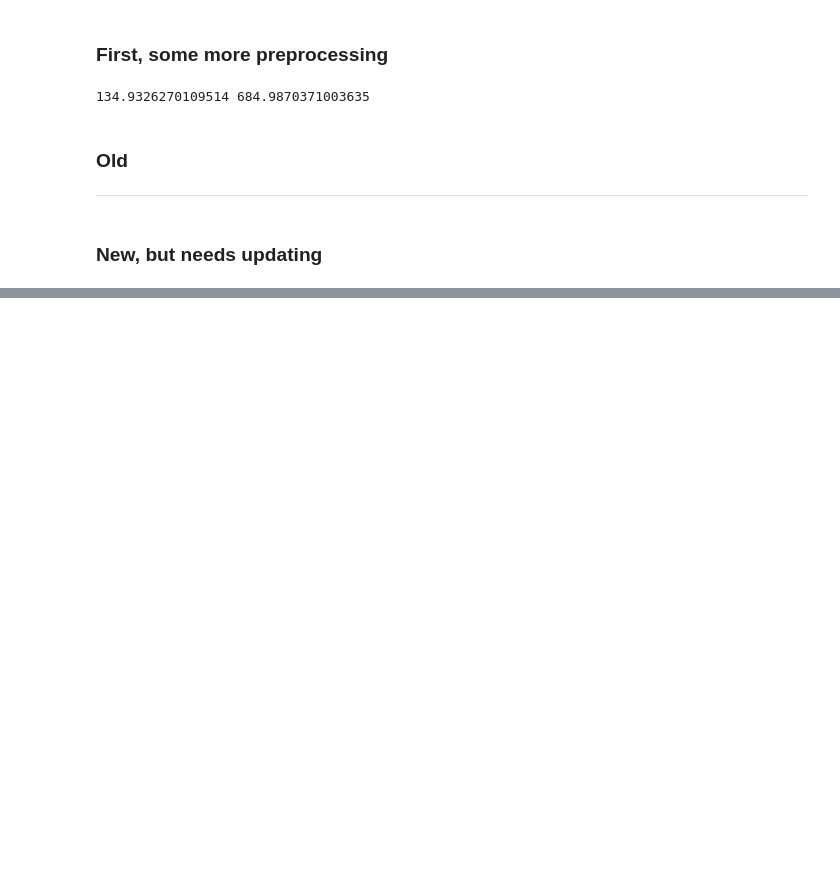
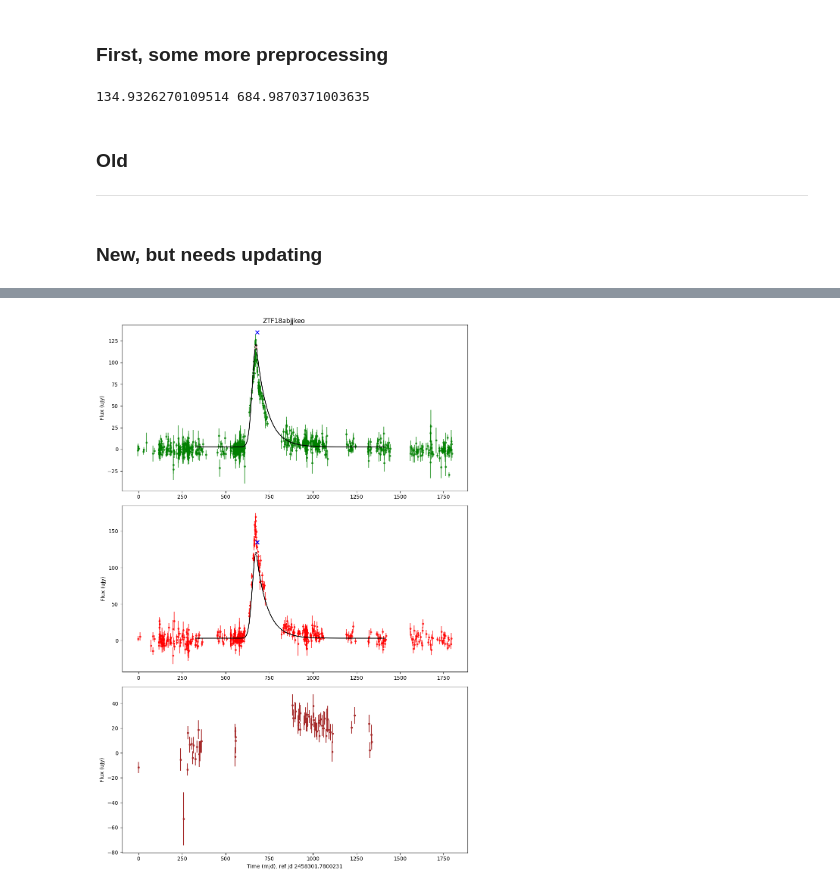
Before and after one commit to TimvdVuurst/FRP_TimvdVuurst, a Jupyter notebook: forced_photometry_2.ipynb, the cells around one changed output, grey strips where cells are left out. Cells and saved outputs as stored; diff of their text form; code cells hidden in the pictures; blank space fills up the shorter version.

```diff
--- a/forced_photometry_2.ipynb
+++ b/forced_photometry_2.ipynb
@@ -311,0 +295,34 @@ info_dict['nfev']
+# %%
+fig,(ax1,ax2,ax3) = plt.subplots(nrows=3,sharex=True,figsize=(10,15))
+#dit werkt nog niet omdat we niet een goeie unclean data hebben opgeslagen
+# greenmask_full = unclean_data_full['filter'] == 'ZTF_g'
+# unclean_flux,unclean_err = fp.flux_jy()
+# ax1.errorbar(unclean_data_full['jd'][greenmask_full],unclean_data_full['forcediffimflux'][greenmask_full],testdata_full['flux_unc'][greenmask_full],fmt='.',c='gray',label='unclean',zorder=-1,alpha=0.2)
+ax1.xaxis.set_tick_params(which='both', labelbottom=True)
+ax2.xaxis.set_tick_params(which='both', labelbottom=True)
+
+ax1.errorbar(time[greenmask],flux[greenmask],err[greenmask],fmt='.',c='green',label='ZTF_g data',zorder=-1,alpha=0.7)
+ax2.errorbar(time[~greenmask],flux[~greenmask],err[~greenmask],fmt='.',c='red',label='ZTF_r data',zorder=-1,alpha=0.7)
+# plt.scatter(time,flux,s=5,c='black',label='Data')
+ax1.scatter(time[peak_ind],flux[peak_ind],s=50,marker='x',c='blue',zorder=10,label=r'Least $\chi^2$')
+ax2.scatter(time[peak_ind],flux[peak_ind],s=50,marker='x',c='blue',zorder=10,label=r'Least $\chi^2$')
+ax1.scatter(popt[1],10**popt[0],s=50,marker='x',c='pink',zorder=10,label=r'Fitted peak',alpha=0.9)
+ax2.scatter(popt[1],10**popt[0],s=50,marker='x',c='pink',zorder=10,label=r'Fitted peak',alpha=0.9)
+
+ax1.plot(moretimes,fit,label='Piecewise fit',zorder=9,c='black')
+ax2.plot(moretimes,fit,label='Piecewise fit',zorder=9,c='black')
+
+ax3.errorbar(testdata_full['time'][~no_i_mask],testdata_full['flux'][~no_i_mask],testdata_full['flux_unc'][~no_i_mask],fmt='.',c='brown')
+
+# plt.vlines(popt[1],0,150,label='Found peak',colors='red')
+plt.xlabel(f"Time (mjd), ref jd {time_zeropoint}")
+ax1.set_ylabel("Flux (uJy)")
+ax2.set_ylabel("Flux (uJy)")
+ax3.set_ylabel("Flux (uJy)")
+plt.suptitle("ZTF18abjjkeo")
+# ax1.legend()
+# ax2.legend()
+plt.tight_layout()
+plt.show()
+# %% [output]
+[figure, added]
```
Also changed, not shown: parts of 3 cells of this notebook.
